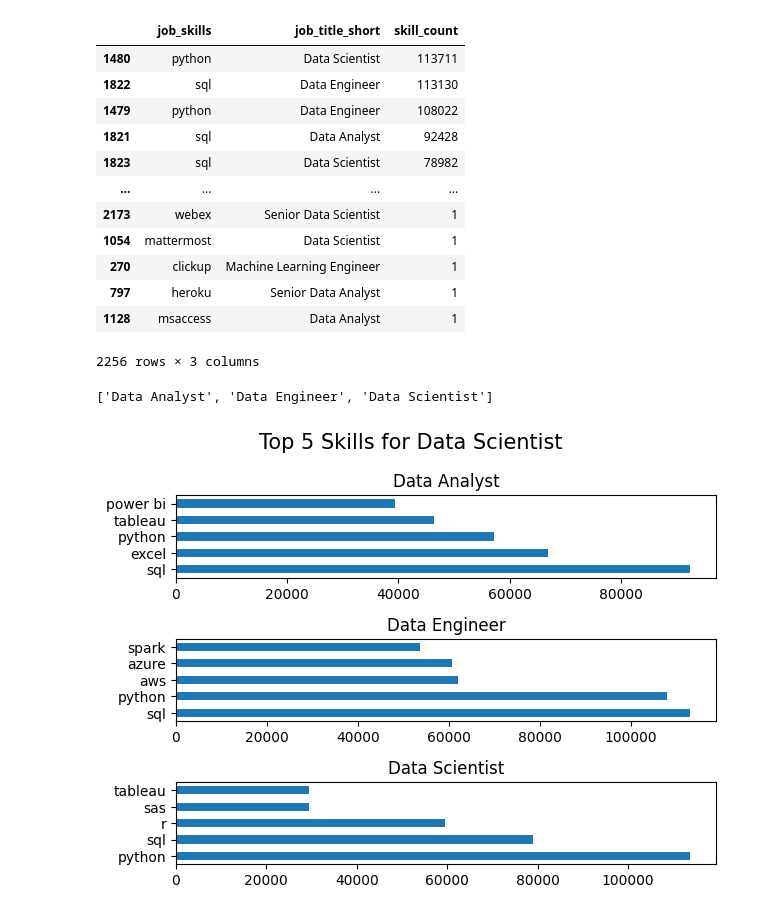
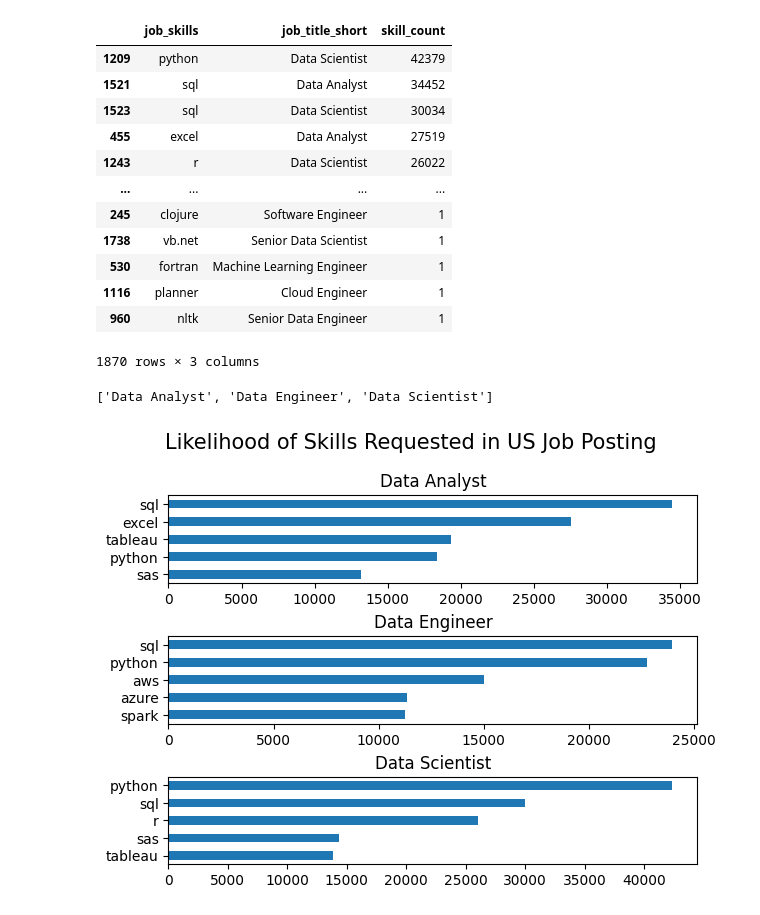
Before and after one commit to zcarea/Job_Market_Analysis, a Jupyter notebook: Project/2_Skill_Count.ipynb, the cells around one changed output. Cells and saved outputs as stored; diff of their text form; code cells hidden in the pictures.

Commit message:
Update changes on Skill Count fill

```diff
--- a/Project/2_Skill_Count.ipynb
+++ b/Project/2_Skill_Count.ipynb
@@ -15,7 +17,7 @@ df['job_skills'] = df['job_skills'].apply(lambda x: ast.literal_eval(x) if pd.no
 # %%
 df_US = df[df['job_country'] == 'United States']
 # %%
-df_skills = df.explode('job_skills')
+df_skills = df_US.explode('job_skills')
 # %%
 df_skills_count = df_skills.groupby(['job_skills','job_title_short']).size()
 df_skills_count = df_skills_count.reset_index(name='skill_count')
@@ -24,18 +26,18 @@ df_skills_count = df_skills_count.sort_values(by='skill_count', ascending=False)
 df_skills_count
 # %% [output]
 |  | job_skills | job_title_short | skill_count |
-| 1480 | python | Data Scientist | 113711 |
-| 1822 | sql | Data Engineer | 113130 |
-| 1479 | python | Data Engineer | 108022 |
-| 1821 | sql | Data Analyst | 92428 |
-| 1823 | sql | Data Scientist | 78982 |
+| 1209 | python | Data Scientist | 42379 |
+| 1521 | sql | Data Analyst | 34452 |
+| 1523 | sql | Data Scientist | 30034 |
+| 455 | excel | Data Analyst | 27519 |
+| 1243 | r | Data Scientist | 26022 |
 | ... | ... | ... | ... |
-| 2173 | webex | Senior Data Scientist | 1 |
-| 1054 | mattermost | Data Scientist | 1 |
-| 270 | clickup | Machine Learning Engineer | 1 |
-| 797 | heroku | Senior Data Analyst | 1 |
-| 1128 | msaccess | Data Analyst | 1 |
+| 245 | clojure | Software Engineer | 1 |
+| 1738 | vb.net | Senior Data Scientist | 1 |
+| 530 | fortran | Machine Learning Engineer | 1 |
+| 1116 | planner | Cloud Engineer | 1 |
+| 960 | nltk | Senior Data Engineer | 1 |
-2256 rows × 3 columns
+1870 rows × 3 columns
 # %%
 job_titles = df_skills_count['job_title_short'].unique().tolist()
 job_titles = sorted(job_titles[:3])
@@ -46,13 +48,14 @@ job_titles
 # %%
 fig, ax = plt.subplots(len(job_titles), 1)
 
 for i, job_title in enumerate(job_titles):
     df_plot = df_skills_count[df_skills_count['job_title_short'] == job_title].head(5)
+    df_plot.plot(kind='barh', x='job_skills', y='skill_count', ax=ax[i], title=job_title, legend=False)
 
-    df_plot.plot(kind='barh', x='job_skills', y='skill_count', ax=ax[i], title=job_title, legend=False,)
+    ax[i].invert_yaxis()  # Invert y-axis to have the highest values on top
+    ax[i].set_ylabel('')
 
-    ax[i].set_ylabel('')
-    fig.suptitle(f'Top 5 Skills for {job_title}', fontsize=15)
-    fig.tight_layout()
+    fig.suptitle('Likelihood of Skills Requested in US Job Posting', fontsize=15)
+    fig.tight_layout(h_pad=0.5) #Fix overlapping subplots
 # %% [output]
-[figure, old version]
+[figure, new version]
```
Also changed, not shown: parts of 4 cells of this notebook, 1 other file.
